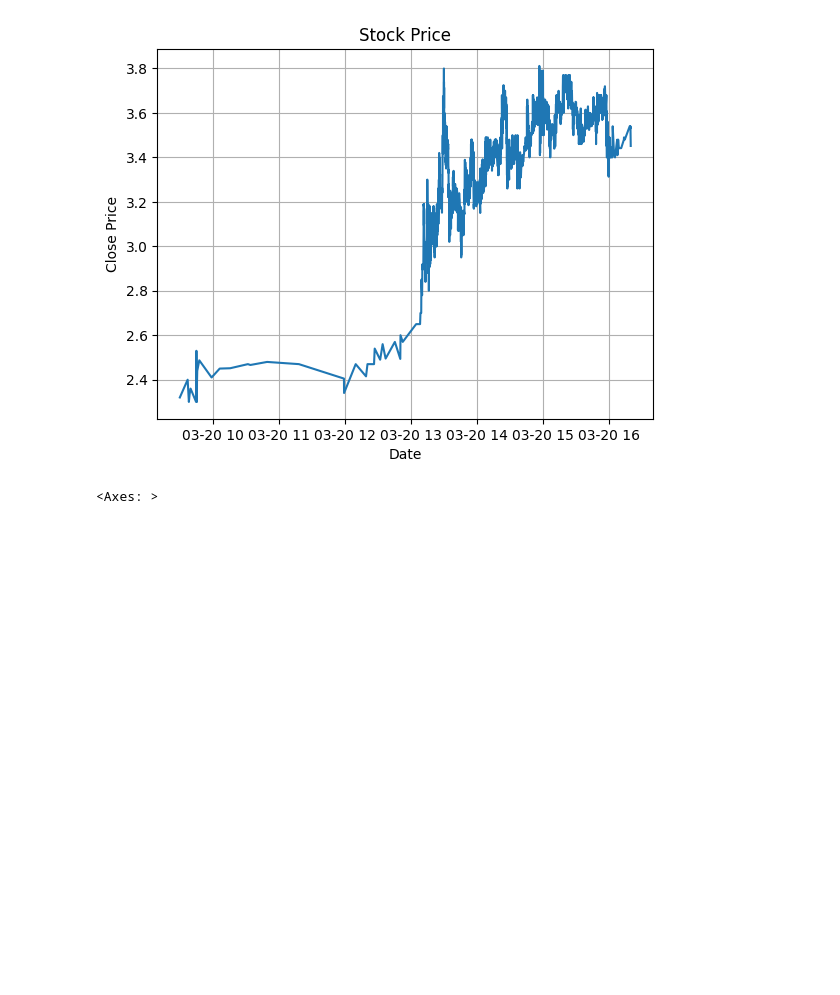
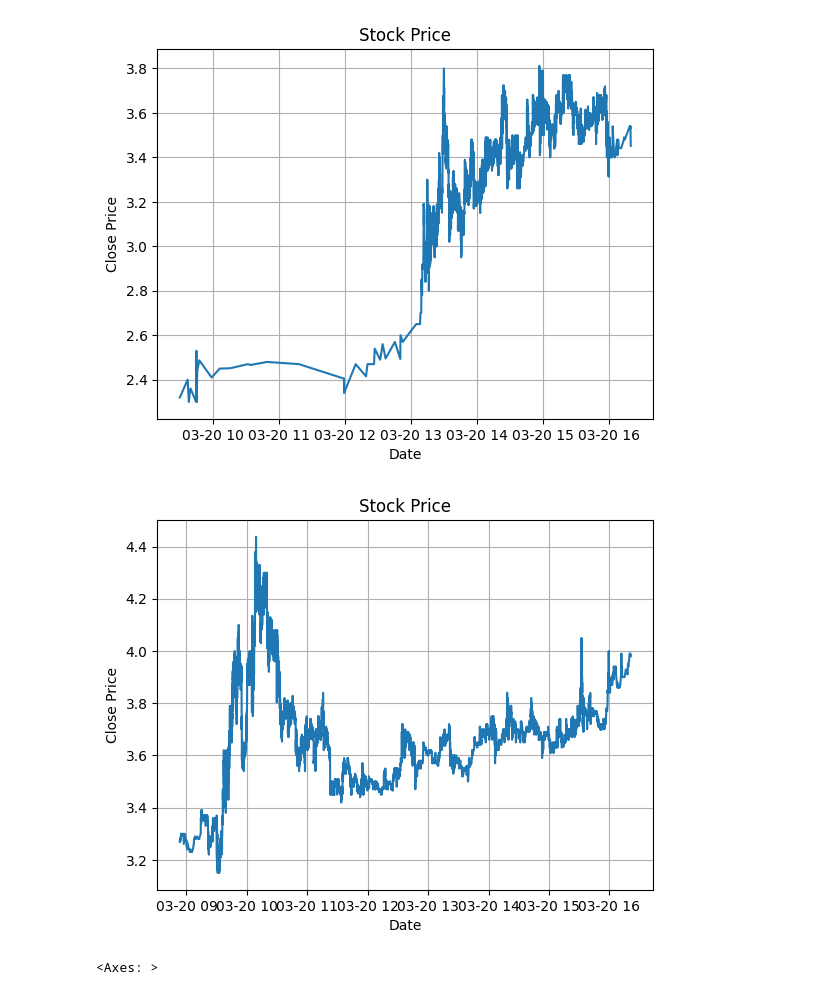
Before and after one commit to maheshpeiris0/Random-Python-Work, a Jupyter notebook: 2024/March/RandomValuesGenerations/random_sp.ipynb, the cells around one changed output. Saved outputs shown, nothing was run; the diff lists cells and outputs as text; code cells hidden in the pictures; blank space fills up the shorter version.

```diff
--- a/2024/March/RandomValuesGenerations/random_sp.ipynb
+++ b/2024/March/RandomValuesGenerations/random_sp.ipynb
@@ -61,6 +61,10 @@ diagram_stock('/workspaces/Random-Python-Work/2024/March/RandomValuesGenerations
 diagram_stock('/workspaces/Random-Python-Work/2024/March/RandomValuesGenerations/CZOO.json')
 # %% [output]
 [figure]
+# %%
+diagram_stock('/workspaces/Random-Python-Work/2024/March/RandomValuesGenerations/WORX.json')
+# %% [output]
+[figure, added]
 # %%
 dataset['close'].plot()
 dataset['official_open_price'].plot()
```
Also changed, not shown: 1 other file.
